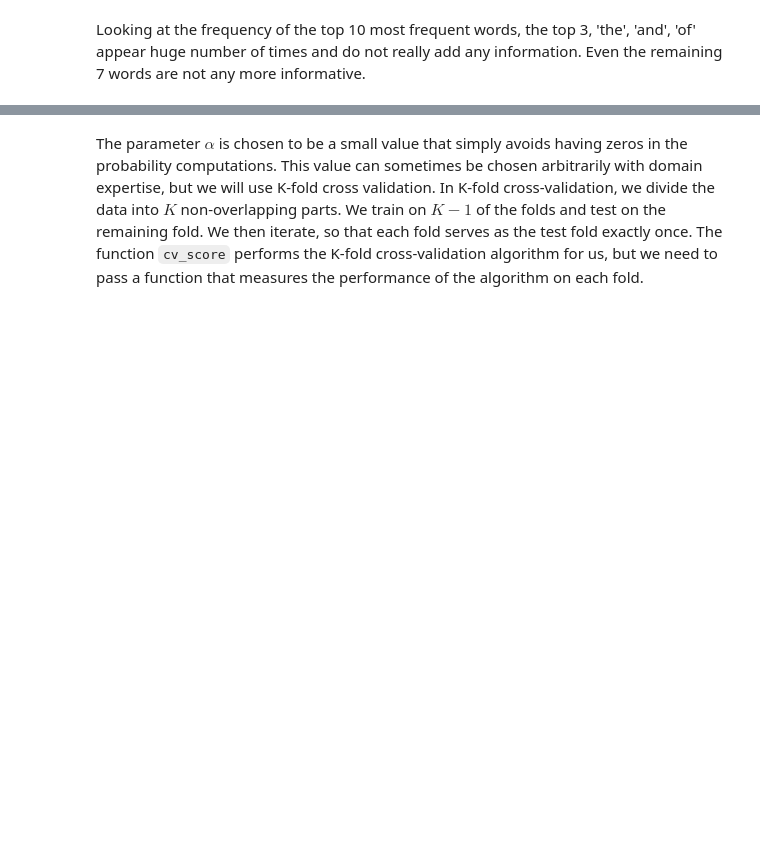
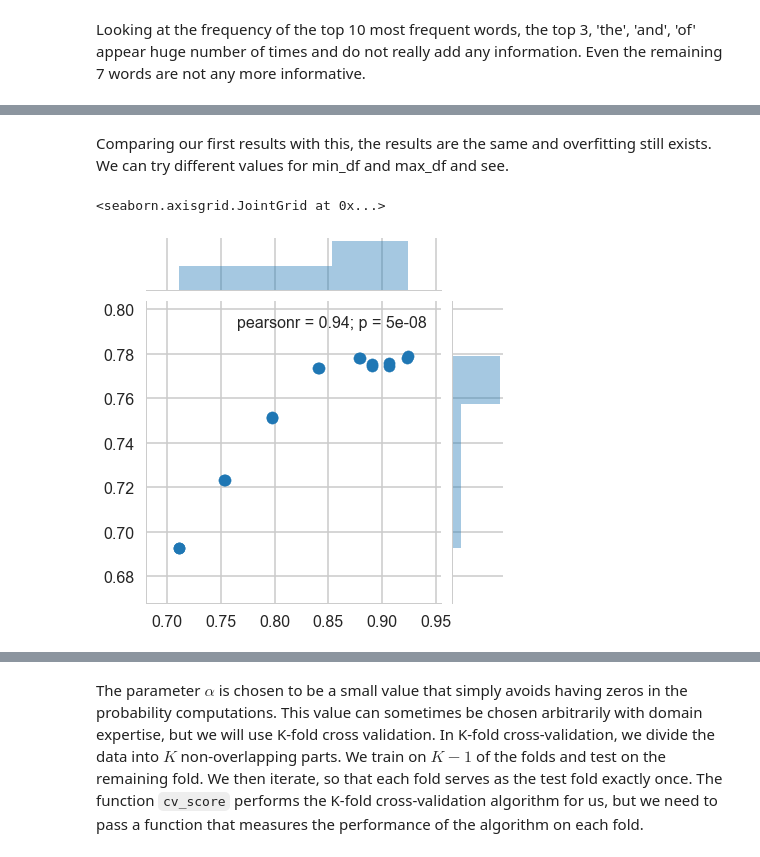
Before and after one commit to aparnack/data_science, a Jupyter notebook: exercises/naive_bayes/Mini_Project_Naive_Bayes.ipynb, the cells around one changed output, grey strips where cells are left out. Drawn from its saved outputs; the diff is of its cells as text; code cells hidden in the pictures; blank space fills up the shorter version.

```diff
--- a/exercises/naive_bayes/Mini_Project_Naive_Bayes.ipynb
+++ b/exercises/naive_bayes/Mini_Project_Naive_Bayes.ipynb
@@ -476,0 +465,8 @@ Confusion Matrix
+# %%
+acc_score_train,acc_score_test,y_test,y_pred = build_nb_model(critics,min_df=1,max_df=0.99045)
+print("Accuracy score on training samples",acc_score_train)
+print("Accuracy score on test samples",acc_score_test)
+print("Classification Report")
+print(classification_report(y_test,y_pred))
+print("Confusion Matrix")
+print(confusion_matrix(y_test,y_pred))
@@ -476,0 +487,19 @@ Confusion Matrix
+# %% [markdown]
+Comparing our first results with this, the results are the same and overfitting still exists. We can try different values for min_df and max_df and see.
+# %%
+mndf_a = [1,2,3,4,8,16,32,64]
+mxdf_a = [0.5,1.0]
+num_pts = len(mndf_a)*len(mxdf_a)
+acc_train = np.zeros(num_pts)
+acc_test =  np.zeros(num_pts)
+i= 0
+for min_df in mndf_a :
+    for max_df in mxdf_a :
+        acc_score_train,acc_score_test,y_test,y_pred = build_nb_model(critics,min_df=min_df,max_df=max_df)
+        acc_train[i] = acc_score_train
+        acc_test[i] = acc_score_test
+        i = i + 1
+sns.jointplot(acc_train,acc_test)
+# %% [output]
+<seaborn.axisgrid.JointGrid at 0x...>
+[figure, added]
```
Also changed, not shown: parts of 26 cells of this notebook.
